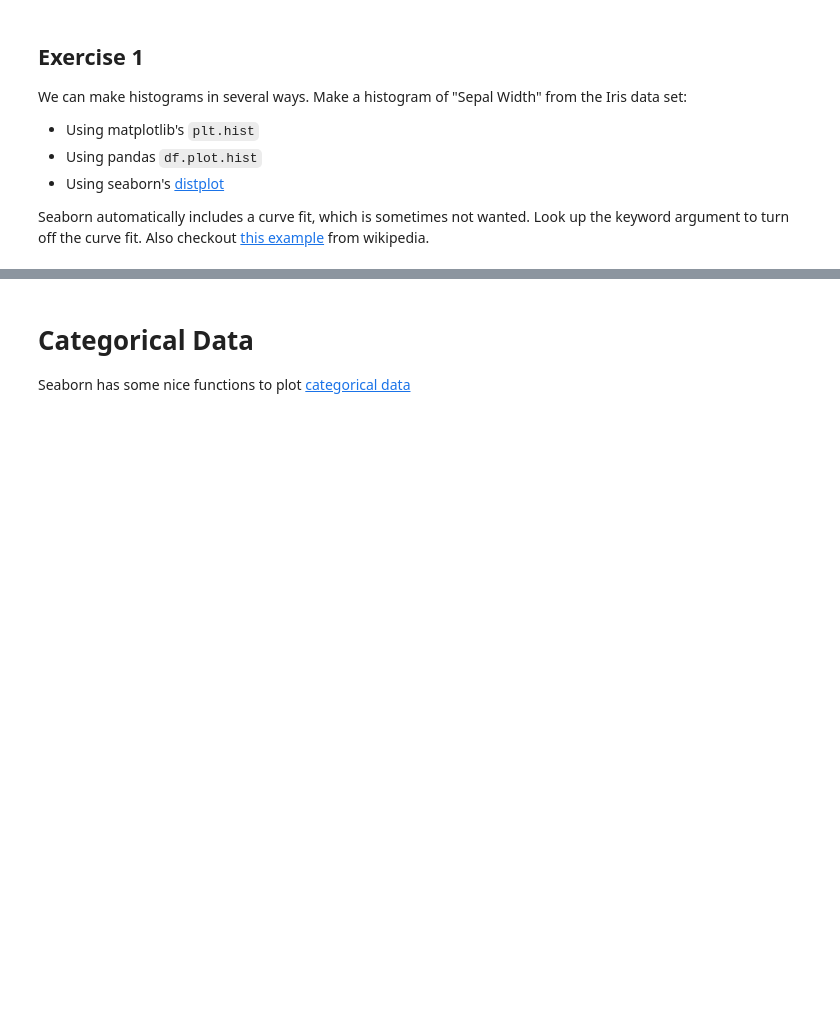
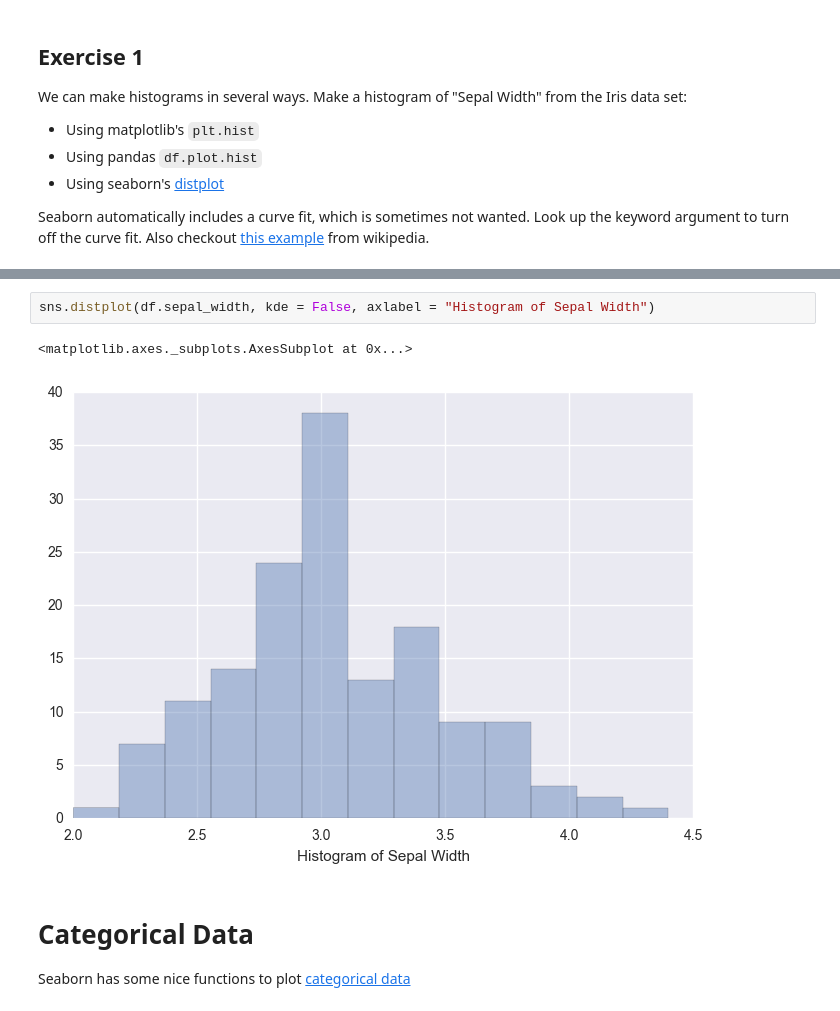
Before and after one commit to akell47/DataSciCourse, a Jupyter notebook: lessons/lesson-05/code/Data Visualization Lab.ipynb, the cells around one changed output, grey strips where cells are left out. Cells and saved outputs as stored; diff of their text form; blank space fills up the shorter version.

```diff
--- a/lessons/lesson-05/code/Data Visualization Lab.ipynb
+++ b/lessons/lesson-05/code/Data Visualization Lab.ipynb
@@ -161,3 +179,8 @@ Seaborn automatically includes a curve fit, which is sometimes not wanted. Look
+# %%
+sns.distplot(df.sepal_width, kde = False, axlabel = "Histogram of Sepal Width")
+# %% [output]
+<matplotlib.axes._subplots.AxesSubplot at 0x...>
+[figure, added]
 # %% [markdown]
 # Categorical Data
 Seaborn has some nice functions to plot [categorical data](https://stanford.edu/~mwaskom/software/seaborn/tutorial/categorical.html)
```
Also changed, not shown: parts of 5 cells of this notebook, 4 other files.
